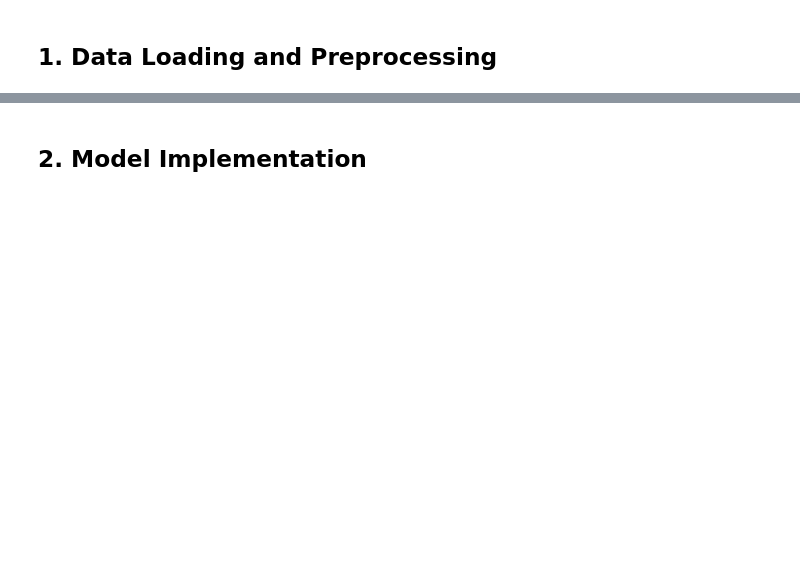
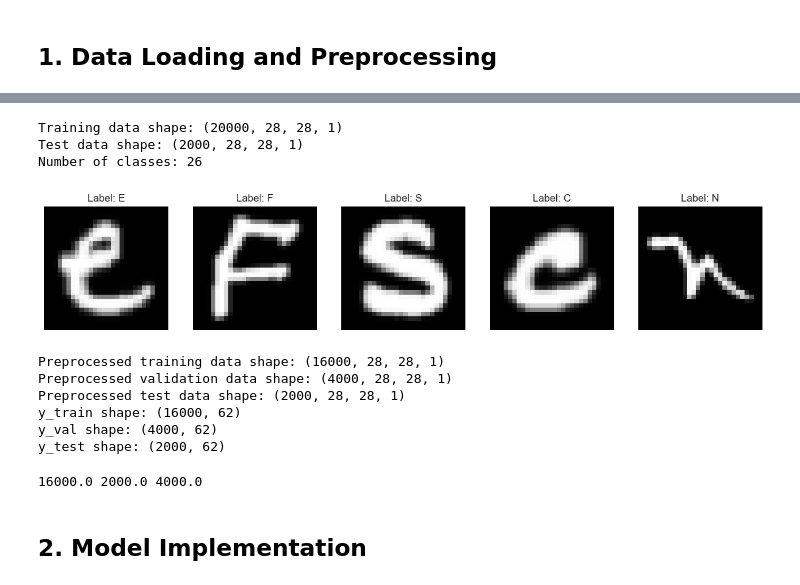
Before and after one commit to UCSF-DataSci/6-neural-nets-Exynos-8890, a Jupyter notebook: part1_neural_networks_basics.ipynb, the cells around one changed output, grey strips where cells are left out. Drawn from its saved outputs; the diff is of its cells as text; code cells hidden in the pictures; blank space fills up the shorter version.

```diff
--- a/part1_neural_networks_basics.ipynb
+++ b/part1_neural_networks_basics.ipynb
@@ -14,22 +14,21 @@ In this part, you'll implement a simple neural network for EMNIST character reco
 # %% [markdown]
 ## Setup and Installation
 # %%
-# Install required packages
-%pip install -r requirements.txt
-
 # Import necessary libraries
 import tensorflow as tf
 import numpy as np
 import matplotlib.pyplot as plt
 import seaborn as sns
 import os
+from tensorflow import keras
+from sklearn.metrics import precision_score, recall_score, f1_score, confusion_matrix, roc_auc_score
 
 # Set random seeds for reproducibility
 tf.random.set_seed(42)
 np.random.seed(42)
 
 # Configure matplotlib for better visualization
-plt.style.use('seaborn')
+plt.style.use('seaborn-v0_8')
 plt.rcParams['figure.figsize'] = (12, 8)
 plt.rcParams['font.size'] = 12
 
@@ -37,3 +36,6 @@ plt.rcParams['font.size'] = 12
 os.makedirs('models', exist_ok=True)
 os.makedirs('results/part_1', exist_ok=True)
 os.makedirs('logs', exist_ok=True)
+print('tf version:', tf.__version__)
+print("Num GPUs Available: ", len(tf.config.list_physical_devices('GPU')))
+print("List of physical devices: ", tf.config.list_physical_devices())
@@ -59,16 +112,25 @@ plt.show()
+# %%
+print(f"Training data shape: {x_train.shape}")
+print(f"Test data shape: {x_test.shape}")
+print(f"Number of classes: {len(np.unique(y_train))}")
+
+plt.figure(figsize=(15, 5))
+for i in range(5):
+    plt.subplot(1, 5, i + 1)
+    k =np.random.randint(0, len(x_test) - 1)
+    plt.imshow(x_test[k], cmap='gray')
+    plt.title(f'Label: {chr(y_test[k]-1 + (ord('A') if y_test[k] < 26 else ord('0') - 26))}')
+    plt.axis('off')
+plt.show()
+# %% [output]
+Training data shape: (20000, 28, 28, 1)
+Test data shape: (2000, 28, 28, 1)
+Number of classes: 26
+[figure, added]
 # %%
-# Preprocess data
-# Normalize pixel values
-x_train = x_train.astype('float32') / 255.0
-x_test = x_test.astype('float32') / 255.0
-
-# Reshape for dense layers
-x_train = x_train.reshape(-1, 28 * 28)
-x_test = x_test.reshape(-1, 28 * 28)
-
 # Convert labels to one-hot encoding
-y_train = tf.keras.utils.to_categorical(y_train - 1, num_classes=26)
-y_test = tf.keras.utils.to_categorical(y_test - 1, num_classes=26)
+y_train = tf.keras.utils.to_categorical(y_train - 1, num_classes=62)
+y_test = tf.keras.utils.to_categorical(y_test - 1, num_classes=62)
 
 # Split training data into train and validation
 from sklearn.model_selection import train_test_split
@@ -79,6 +141,20 @@ x_train, x_val, y_train, y_val = train_test_split(
 print(f"Preprocessed training data shape: {x_train.shape}")
 print(f"Preprocessed validation data shape: {x_val.shape}")
 print(f"Preprocessed test data shape: {x_test.shape}")
+print(f'y_train shape: {y_train.shape}')
+print(f'y_val shape: {y_val.shape}')
+print(f'y_test shape: {y_test.shape}')
+# %% [output]
+Preprocessed training data shape: (16000, 28, 28, 1)
+Preprocessed validation data shape: (4000, 28, 28, 1)
+Preprocessed test data shape: (2000, 28, 28, 1)
+y_train shape: (16000, 62)
+y_val shape: (4000, 62)
+y_test shape: (2000, 62)
+# %%
+print(y_train.sum().sum(),y_test.sum().sum(),y_val.sum().sum())
+# %% [output]
+16000.0 2000.0 4000.0
 # %% [markdown]
 ## 2. Model Implementation
 # %%
```
Also changed, not shown: parts of 6 cells of this notebook, 8 other files.
